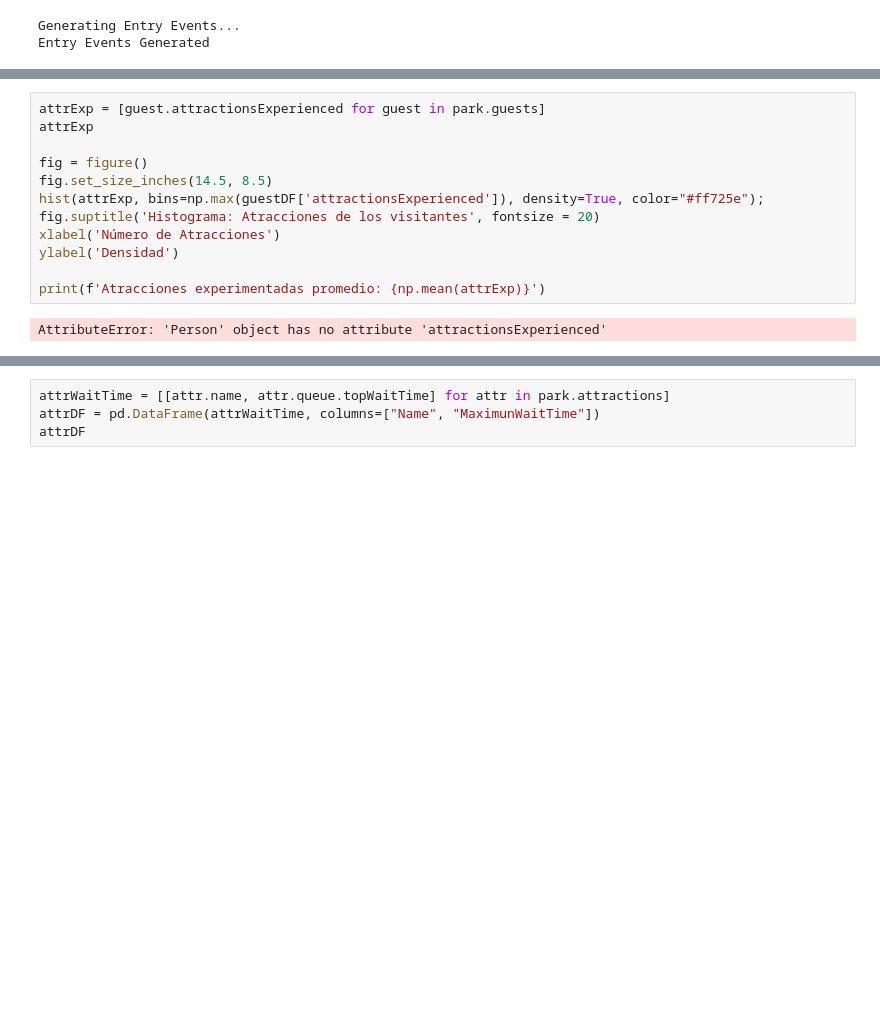
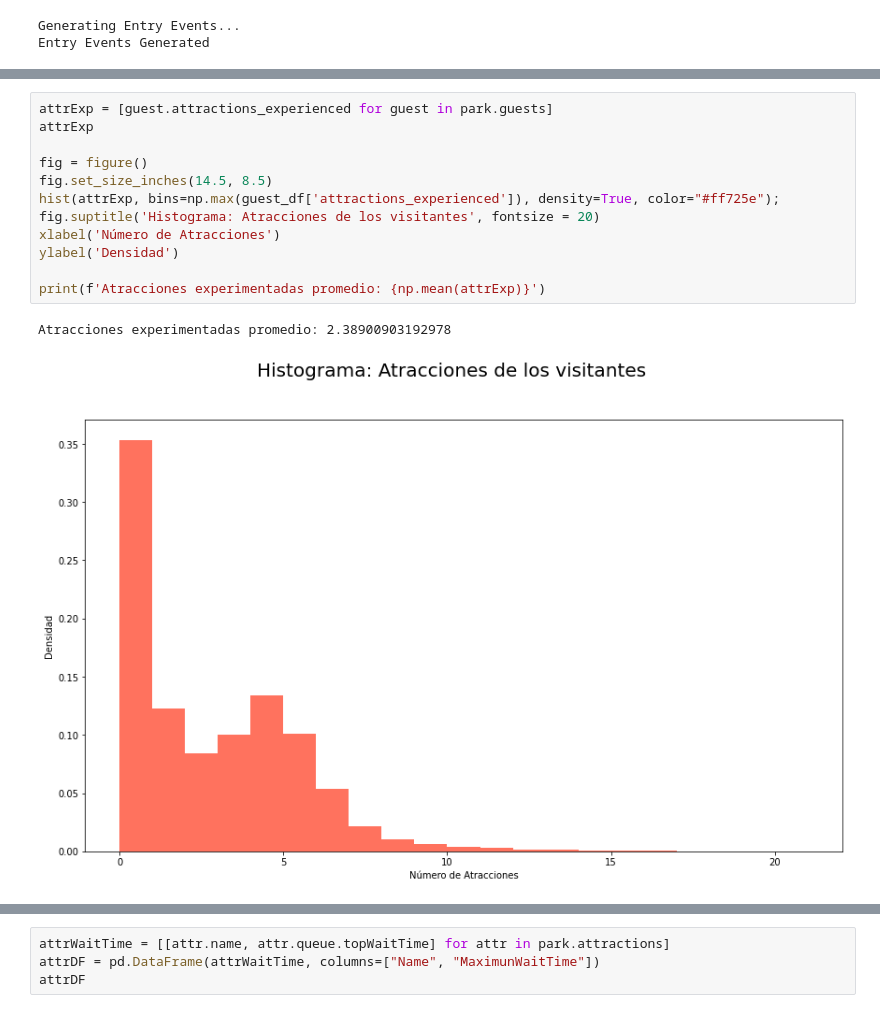
Before and after one commit to MrDahaniel/SimuPark, a Jupyter notebook: Parque.ipynb, the cells around one changed output, grey strips where cells are left out. Saved outputs shown, nothing was run; the diff lists cells and outputs as text; blank space fills up the shorter version.

```diff
--- a/Parque.ipynb
+++ b/Parque.ipynb
@@ -109,17 +109,18 @@ guest_df
 # %%
-attrExp = [guest.attractionsExperienced for guest in park.guests]
+attrExp = [guest.attractions_experienced for guest in park.guests]
 attrExp
 
 fig = figure()
 fig.set_size_inches(14.5, 8.5)
-hist(attrExp, bins=np.max(guestDF['attractionsExperienced']), density=True, color="#ff725e");
+hist(attrExp, bins=np.max(guest_df['attractions_experienced']), density=True, color="#ff725e");
 fig.suptitle('Histograma: Atracciones de los visitantes', fontsize = 20)
 xlabel('Número de Atracciones')
 ylabel('Densidad')
 
 print(f'Atracciones experimentadas promedio: {np.mean(attrExp)}')
 # %% [output]
-AttributeError: 'Person' object has no attribute 'attractionsExperienced'
+Atracciones experimentadas promedio: 2.38900903192978
+[figure, added]
 # %%
 avgWaitTime = []
 
```
Also changed, not shown: parts of 3 cells of this notebook, 1 other file.
